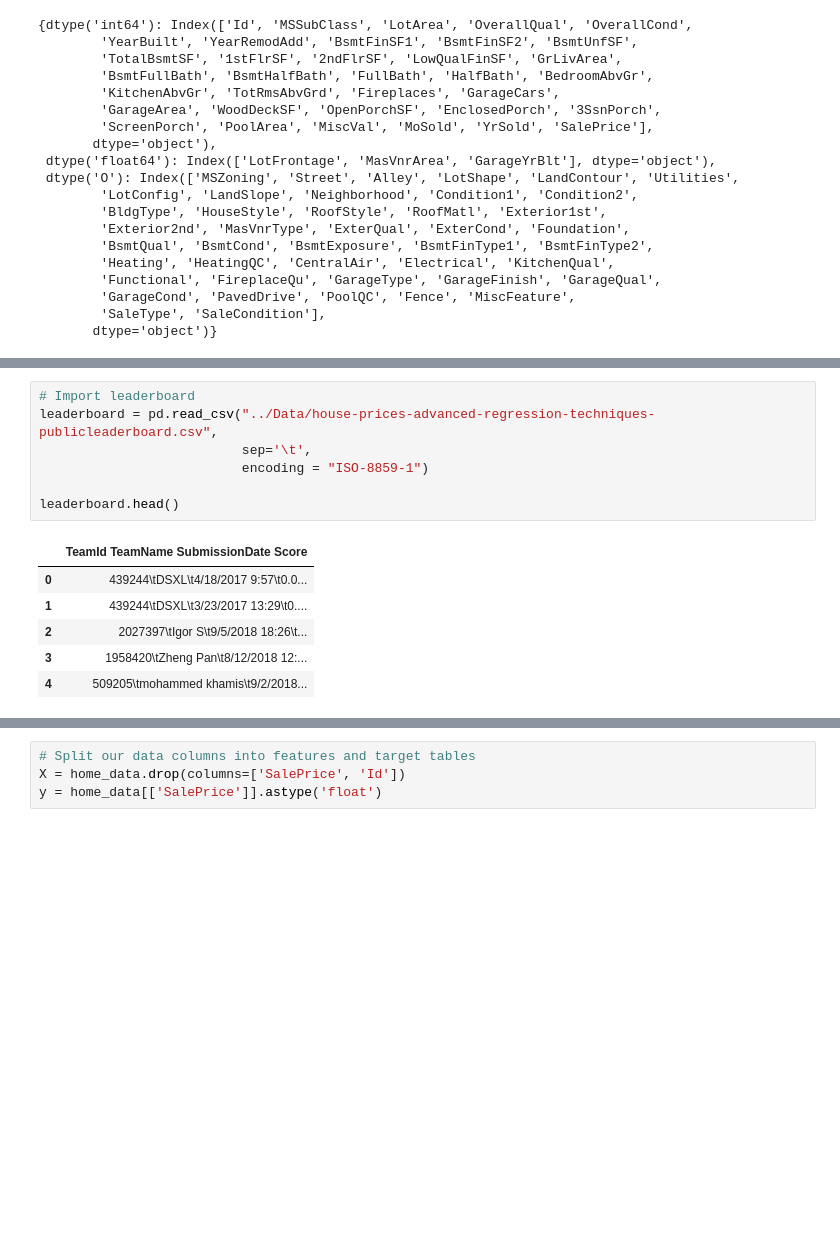
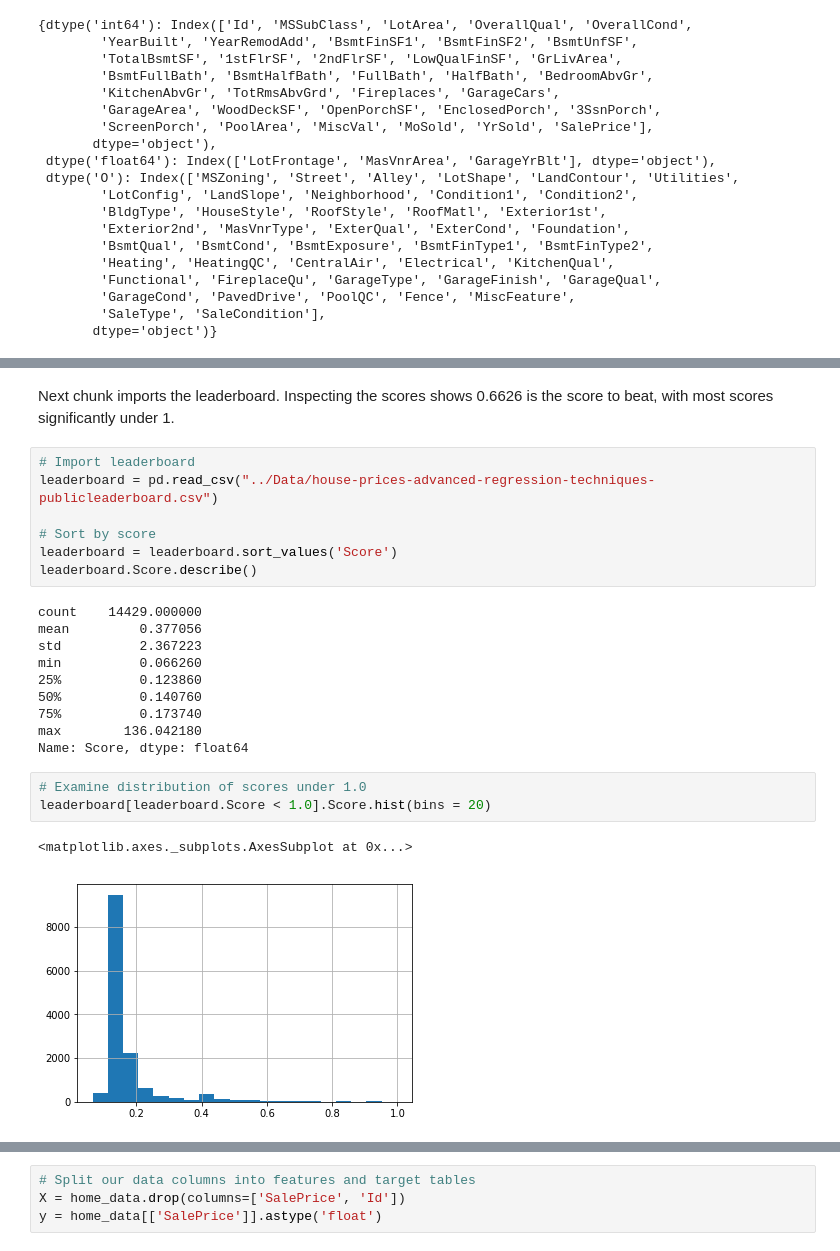
Before and after one commit to DannyGsGit/IntroToMLLab, a Jupyter notebook: Code/HomePrices.ipynb, the cells around one changed output, grey strips where cells are left out. Saved outputs shown, nothing was run; the diff lists cells and outputs as text; blank space fills up the shorter version.

```diff
--- a/Code/HomePrices.ipynb
+++ b/Code/HomePrices.ipynb
@@ -112,17 +111,28 @@ def getRMSE(data, target, prediction):
+# %% [markdown]
+Next chunk imports the leaderboard. Inspecting the scores shows 0.6626 is the score to beat, with most scores significantly under 1.
 # %%
 # Import leaderboard
-leaderboard = pd.read_csv("../Data/house-prices-advanced-regression-techniques-publicleaderboard.csv",
-                          sep='\t',
-                          encoding = "ISO-8859-1")
+leaderboard = pd.read_csv("../Data/house-prices-advanced-regression-techniques-publicleaderboard.csv")
 
-leaderboard.head()
+# Sort by score
+leaderboard = leaderboard.sort_values('Score')
+leaderboard.Score.describe()
 # %% [output]
-|  | TeamId TeamName SubmissionDate Score |
-| 0 | 439244\tDSXL\t4/18/2017 9:57\t0.0... |
-| 1 | 439244\tDSXL\t3/23/2017 13:29\t0.... |
-| 2 | 2027397\tIgor S\t9/5/2018 18:26\t... |
-| 3 | 1958420\tZheng Pan\t8/12/2018 12:... |
-| 4 | 509205\tmohammed khamis\t9/2/2018... |
+count    14429.000000
+mean         0.377056
+std          2.367223
+min          0.066260
+25%          0.123860
+50%          0.140760
+75%          0.173740
+max        136.042180
+Name: Score, dtype: float64
+# %%
+# Examine distribution of scores under 1.0
+leaderboard[leaderboard.Score < 1.0].Score.hist(bins = 20)
+# %% [output]
+<matplotlib.axes._subplots.AxesSubplot at 0x...>
+[figure, added]
 # %% [markdown]
 ## Prep Data for Modeling
 When building predictive models, it is crucial that we split our data into *train* and *test* sets. This keeps our models honest as they are trained on one set of data, then tested on another. Later, we will talk about related concepts of overfitting and target leakage in relationship to these splits.
```
Also changed, not shown: parts of 8 cells of this notebook, 8 other files.
